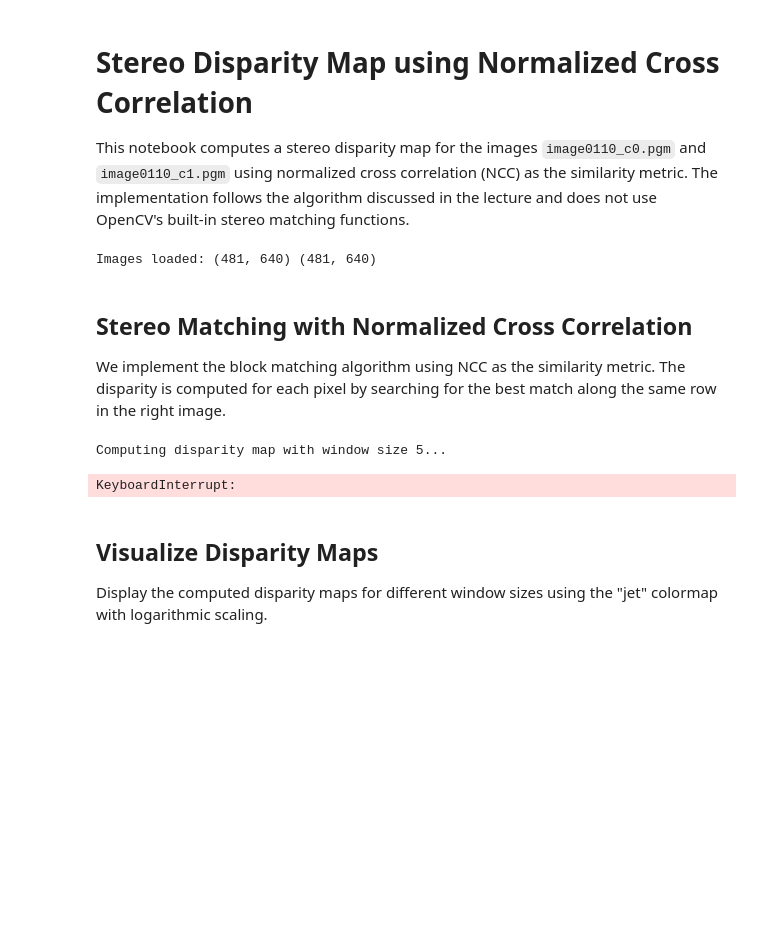
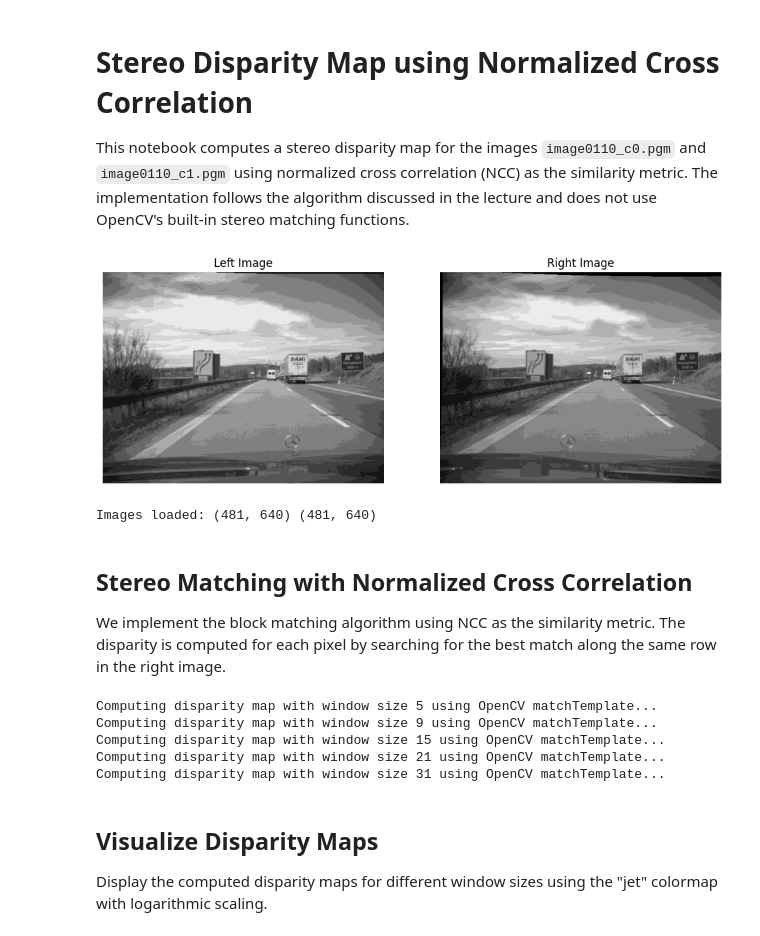
Before and after one commit to LGerstla01/ASPSU-Projects, a Jupyter notebook: Perception/Projekt/2 Stereo Disparity Map.ipynb, the cells around one changed output. Saved outputs shown, nothing was run; the diff lists cells and outputs as text; code cells hidden in the pictures; blank space fills up the shorter version.

```diff
--- a/Perception/Projekt/2 Stereo Disparity Map.ipynb
+++ b/Perception/Projekt/2 Stereo Disparity Map.ipynb
@@ -5,67 +5,80 @@ This notebook computes a stereo disparity map for the images `image0110_c0.pgm`
 # %%
 import numpy as np
 import matplotlib.pyplot as plt
 from matplotlib.colors import LogNorm
 import cv2
 import os
 
 # Unzip images if not already extracted
 notebook_dir = os.getcwd()
 image_left_path = os.path.join(notebook_dir, 'Additional_files', 'Stereo_images', 'ConstructionSiteLeft', 'image0110_c0.pgm')
 image_right_path = os.path.join(notebook_dir, 'Additional_files', 'Stereo_images', 'ConstructionSiteRight', 'image0110_c1.pgm')
 
 img_left = cv2.imread(image_left_path, cv2.IMREAD_GRAYSCALE)
 img_right = cv2.imread(image_right_path, cv2.IMREAD_GRAYSCALE)
+plt.figure(figsize=(12, 6))
+plt.subplot(1, 2, 1)
+plt.imshow(img_left, cmap='gray')
+plt.title('Left Image')
+plt.axis('off')
 
+plt.subplot(1, 2, 2)
+plt.imshow(img_right, cmap='gray')
+plt.title('Right Image')
+plt.axis('off')
+
+plt.show()
 print("Images loaded:", img_left.shape, img_right.shape)
 # %% [output]
+[figure, added]
 Images loaded: (481, 640) (481, 640)
 # %% [markdown]
 ## Stereo Matching with Normalized Cross Correlation
 
 We implement the block matching algorithm using NCC as the similarity metric. The disparity is computed for each pixel by searching for the best match along the same row in the right image.
 # %%
-def compute_ncc_patch(patch1, patch2):
-    """Compute normalized cross correlation between two patches."""
-    mean1 = patch1 - np.mean(patch1)
-    mean2 = patch2 - np.mean(patch2)
-    numerator = np.sum(mean1 * mean2)
-    denominator = np.sqrt(np.sum(mean1 ** 2) * np.sum(mean2 ** 2))
-    if denominator == 0:
-        return 0
-    return numerator / denominator
-
-def compute_disparity_ncc(img_left, img_right, max_disp=64, window_size=9):
-    """Compute disparity map using NCC."""
+def compute_disparity_ncc_opencv(img_left, img_right, max_disp=64, window_size=9):
+    """
+    Compute disparity map using OpenCV's matchTemplate (TM_CCORR_NORMED).
+    For jeden Pixel im linken Bild wird ein Fenster (Patch) extrahiert und entlang der Epipolarlinie (gleiche Zeile)
+    im rechten Bild gesucht (nur horizontale Verschiebung, nicht im ganzen Bild).
+    """
     h, w = img_left.shape
     half_w = window_size // 2
     disparity_map = np.zeros((h, w), dtype=np.float32)
     for y in range(half_w, h - half_w):
-        for x in range(half_w, w - half_w):
-            best_ncc = -1
-            best_disp = 0
+        for x in range(half_w + max_disp, w - half_w):
             left_patch = img_left[y-half_w:y+half_w+1, x-half_w:x+half_w+1]
-            for d in range(0, min(max_disp, x-half_w+1)):
-                x_right = x - d
-                right_patch = img_right[y-half_w:y+half_w+1, x_right-half_w:x_right+half_w+1]
-                ncc = compute_ncc_patch(left_patch, right_patch)
-                if ncc > best_ncc:
-                    best_ncc = ncc
-                    best_disp = d
+            # Suchbereich im rechten Bild: gleiche Zeile, nur von (x-max_disp) bis x
+            x_start = x - max_disp
+            x_end = x + 1  # exclusive
+            if x_start < half_w:
+                x_start = half_w
+            search_line = img_right[y-half_w:y+half_w+1, x_start-half_w:x_end+half_w]
+            # matchTemplate erwartet: search_image, template
+            result = cv2.matchTemplate(search_line, left_patch, cv2.TM_CCORR_NORMED)
+            _, max_val, _, max_loc = cv2.minMaxLoc(result)
+            # Disparität = x - (x_start + max_loc[0])
+            best_xr = x_start + max_loc[0]
+            best_disp = x - best_xr
             disparity_map[y, x] = best_disp
     return disparity_map
 
 # Try different window sizes to find optimal one
-#window_sizes = [5, 7, 9, 11, 13]
-window_sizes = [5]
+window_sizes = [5, 9, 15, 21, 31]
+#window_sizes = [5, 9,21]
+
 disparity_maps = []
 for ws in window_sizes:
-    print(f"Computing disparity map with window size {ws}...")
-    disp = compute_disparity_ncc(img_left, img_right, max_disp=64, window_size=ws)
+    print(f"Computing disparity map with window size {ws} using OpenCV matchTemplate...")
+    disp = compute_disparity_ncc_opencv(img_left, img_right, min_disp = 10, max_disp=150, window_size=ws)
     disparity_maps.append(disp)
 # %% [output]
-Computing disparity map with window size 5...
+Computing disparity map with window size 5 using OpenCV matchTemplate...
+Computing disparity map with window size 9 using OpenCV matchTemplate...
+Computing disparity map with window size 15 using OpenCV matchTemplate...
+Computing disparity map with window size 21 using OpenCV matchTemplate...
+Computing disparity map with window size 31 using OpenCV matchTemplate...
-KeyboardInterrupt:
 # %% [markdown]
 ## Visualize Disparity Maps
 
```
Also changed, not shown: parts of 2 cells of this notebook, 3 other files.
